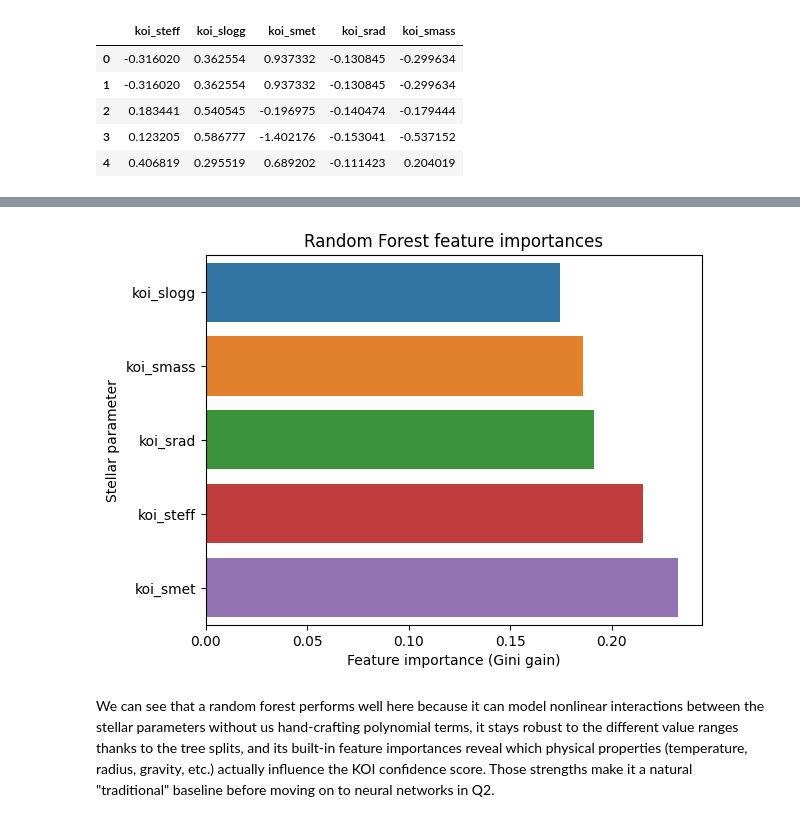
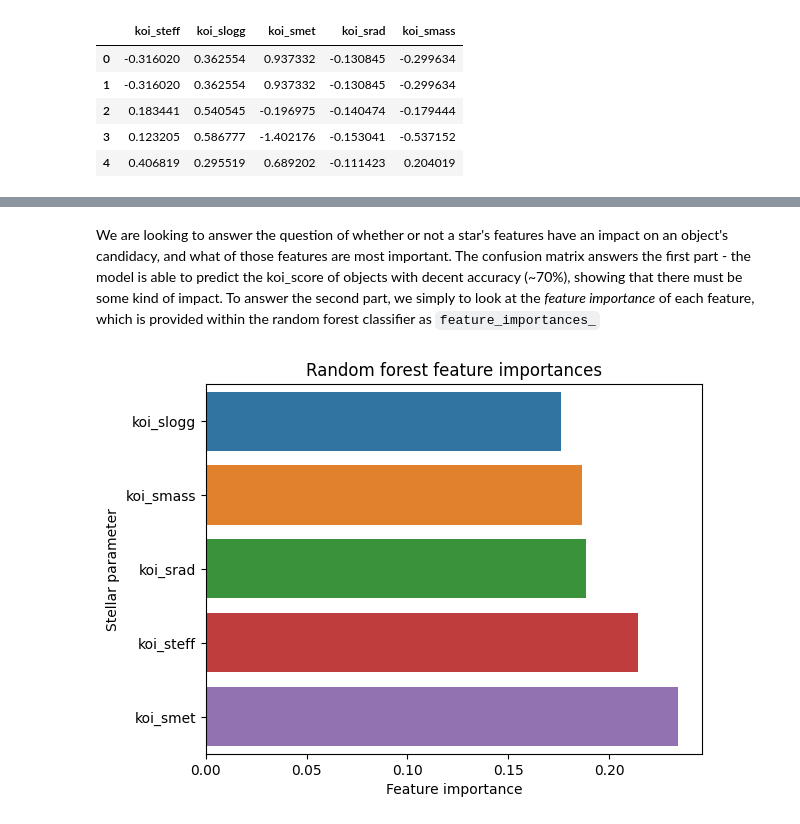
Before and after one commit to GHancock1/Coursework-2, a Jupyter notebook: py/Q1_folder/q1.ipynb, the cells around one changed output, grey strips where cells are left out. Saved outputs shown, nothing was run; the diff lists cells and outputs as text; code cells hidden in the pictures.

```diff
--- a/py/Q1_folder/q1.ipynb
+++ b/py/Q1_folder/q1.ipynb
@@ -58,7 +62,7 @@ The standard in machine learning is to have the features (columns) of the data l
 # %%
-stellar_params = ["koi_steff", "koi_slogg", "koi_smet", "koi_srad", "koi_smass"]
-model_df = scaled_df.dropna(subset=stellar_params + ["koi_score"]).copy()
-X = model_df[stellar_params]
+s_features = ["koi_steff", "koi_slogg", "koi_smet", "koi_srad", "koi_smass"]
+model_df = scaled_df.dropna(subset=s_features + ["koi_score"]).copy()
+X = model_df[s_features]
 y = (model_df["koi_score"] >= 0.5).astype(int)
 X.head()
 # %% [output]
@@ -69,5 +73,5 @@ X.head()
 | 3 | 0.123205 | 0.586777 | -1.402176 | -0.153041 | -0.537152 |
 | 4 | 0.406819 | 0.295519 | 0.689202 | -0.111423 | 0.204019 |
 # %%
-X_train, X_test, y_train, y_test = train_test_split(X, y, test_size=0.2, random_state=42, stratify=y)
-X_train.shape, X_test.shape
+# Splitting the dataset to training and testing data.
+X_train, X_test, y_train, y_test = train_test_split(X, y, test_size=0.4, random_state=1, stratify=y)
@@ -76,5 +78,6 @@ X_train.shape, X_test.shape
 # %%
-rf = RandomForestClassifier(n_estimators=300, max_depth=None, min_samples_leaf=2, class_weight="balanced", random_state=42, n_jobs=-1)
+# Setting up the random forest classifier and fitting it to the trainign data.
+rf = RandomForestClassifier(n_estimators=1000, max_depth=None, min_samples_leaf=2, class_weight="balanced", random_state=1, n_jobs=-1) # random-state set to 1 for reproducibility
 rf.fit(X_train, y_train)
 # %% [output]
 RandomForestClassifier(class_weight='balanced', min_samples_leaf=2,
@@ -100,12 +95,12 @@ koi_score ≥ 0.5       0.69      0.71      0.70       755
+# %% [markdown]
+We are looking to answer the question of whether or not a star's features have an impact on an object's candidacy, and what of those features are most important. The confusion matrix answers the first part - the model is able to predict the koi_score of objects with decent accuracy (~70%), showing that there must be some kind of impact. To answer the second part, we simply to look at the *feature importance* of each feature, which is provided within the random forest classifier as `feature_importances_`
 # %%
-importances = pd.Series(rf.feature_importances_, index=stellar_params).sort_values()
+importances = pd.Series(rf.feature_importances_, index=s_features).sort_values()
 plt.figure()
 sns.barplot(x=importances.values, y=importances.index, hue=importances.index)
-plt.xlabel("Feature importance (Gini gain)")
+plt.xlabel("Feature importance")
 plt.ylabel("Stellar parameter")
-plt.title("Random Forest feature importances")
+plt.title("Random forest feature importances")
 plt.show()
 # %% [output]
-[figure, old version]
+[figure, new version]
-# %% [markdown]
-We can see that a random forest performs well here because it can model nonlinear interactions between the stellar parameters without us hand-crafting polynomial terms, it stays robust to the different value ranges thanks to the tree splits, and its built-in feature importances reveal which physical properties (temperature, radius, gravity, etc.) actually influence the KOI confidence score. Those strengths make it a natural "traditional" baseline before moving on to neural networks in Q2.
```
Also changed, not shown: parts of 9 cells of this notebook, 1 other file.
